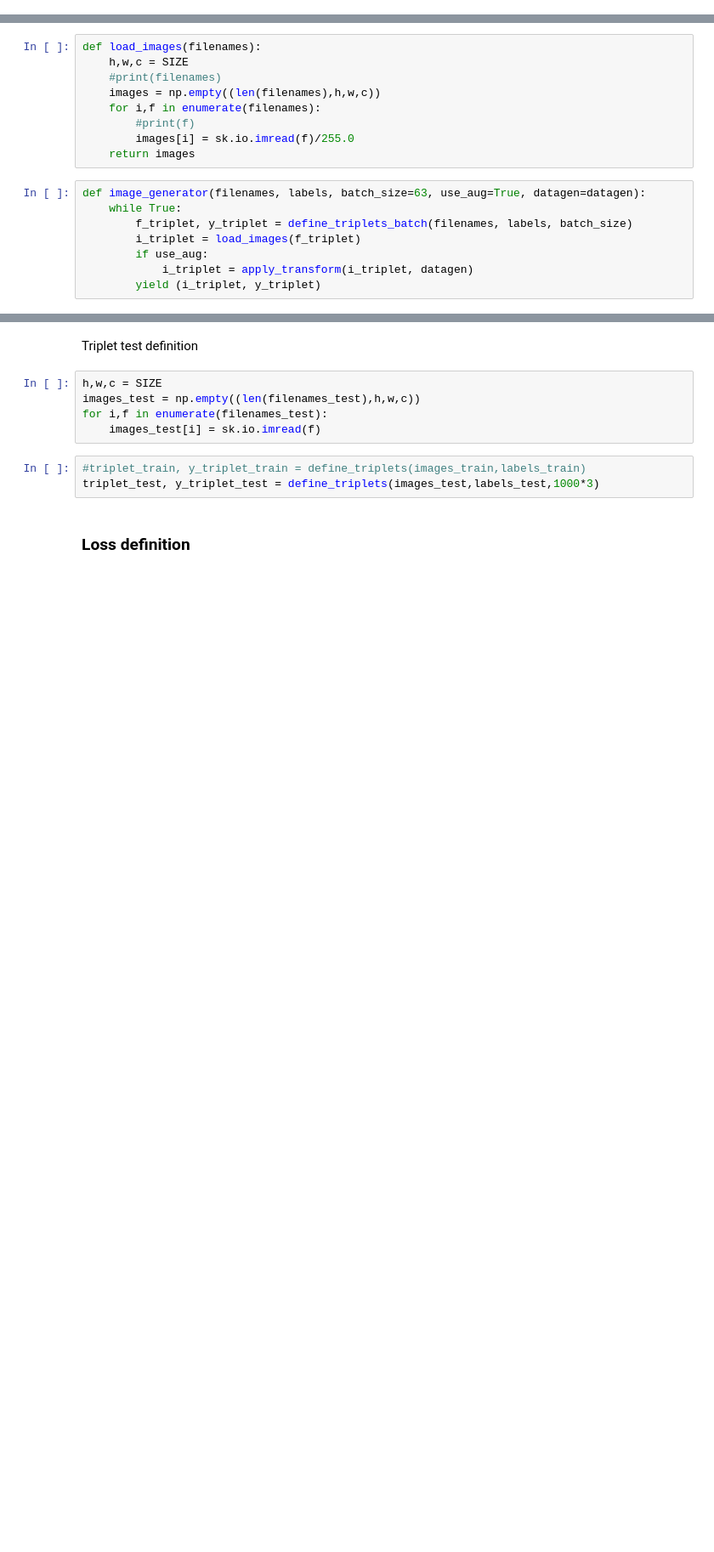
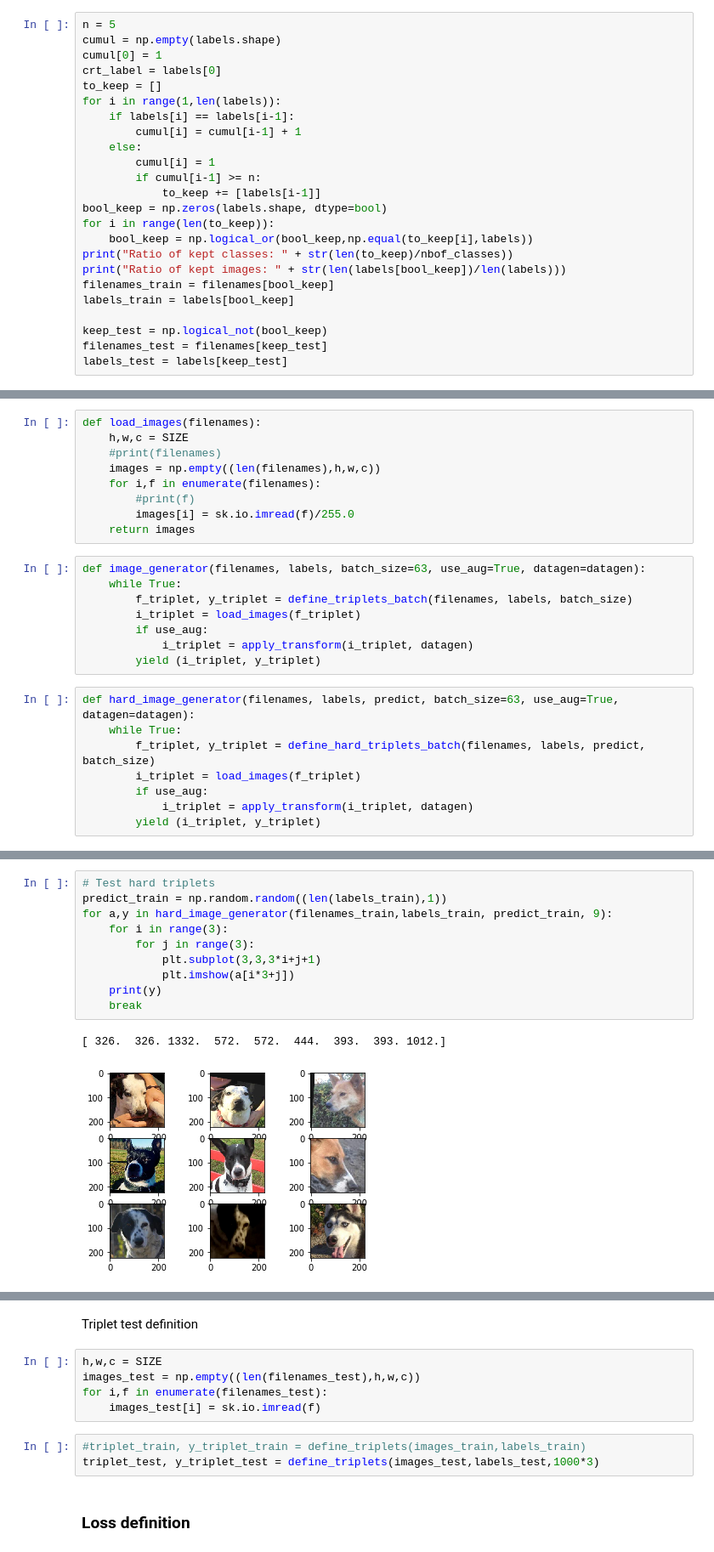
Before and after one commit to GuillaumeMougeot/DogFaceNet, a Jupyter notebook: dogfacenet/dogfacenet_v11-dev.ipynb, the cells around one changed output, grey strips where cells are left out. Shown at 85% size. Cells and saved outputs as stored; diff of their text form; blank space fills up the shorter version.

Commit message:
Done with online generators

```diff
--- a/dogfacenet/dogfacenet_v11-dev.ipynb
+++ b/dogfacenet/dogfacenet_v11-dev.ipynb
@@ -101,3 +101,27 @@ def apply_transform(images, datagen):
         return x
 # %% [markdown]
 Open-set: test set
+# %%
+n = 5
+cumul = np.empty(labels.shape)
+cumul[0] = 1
+crt_label = labels[0]
+to_keep = []
+for i in range(1,len(labels)):
+    if labels[i] == labels[i-1]:
+        cumul[i] = cumul[i-1] + 1
+    else:
+        cumul[i] = 1
+        if cumul[i-1] >= n:
+            to_keep += [labels[i-1]]
+bool_keep = np.zeros(labels.shape, dtype=bool)
+for i in range(len(to_keep)):
+    bool_keep = np.logical_or(bool_keep,np.equal(to_keep[i],labels))
+print("Ratio of kept classes: " + str(len(to_keep)/nbof_classes))
+print("Ratio of kept images: " + str(len(labels[bool_keep])/len(labels)))
+filenames_train = filenames[bool_keep]
+labels_train = labels[bool_keep]
+
+keep_test = np.logical_not(bool_keep)
+filenames_test = filenames[keep_test]
+labels_test = labels[keep_test]
@@ -177,4 +261,12 @@ def image_generator(filenames, labels, batch_size=63, use_aug=True, datagen=data
         if use_aug:
             i_triplet = apply_transform(i_triplet, datagen)
         yield (i_triplet, y_triplet)
+# %%
+def hard_image_generator(filenames, labels, predict, batch_size=63, use_aug=True, datagen=datagen):
+    while True:
+        f_triplet, y_triplet = define_hard_triplets_batch(filenames, labels, predict, batch_size)
+        i_triplet = load_images(f_triplet)
+        if use_aug:
+            i_triplet = apply_transform(i_triplet, datagen)
+        yield (i_triplet, y_triplet)
 # %%
@@ -184,3 +277,16 @@ for a,y in image_generator(filenames_train,labels_train,9):
             plt.subplot(3,3,3*i+j+1)
             plt.imshow(a[i*3+j])
     break
+# %%
+# Test hard triplets
+predict_train = np.random.random((len(labels_train),1))
+for a,y in hard_image_generator(filenames_train,labels_train, predict_train, 9):
+    for i in range(3):
+        for j in range(3):
+            plt.subplot(3,3,3*i+j+1)
+            plt.imshow(a[i*3+j])
+    print(y)
+    break
+# %% [output]
+[ 326.  326. 1332.  572.  572.  444.  393.  393. 1012.]
+[figure, added]
```
Also changed, not shown: parts of 9 cells of this notebook, 1 other file.
